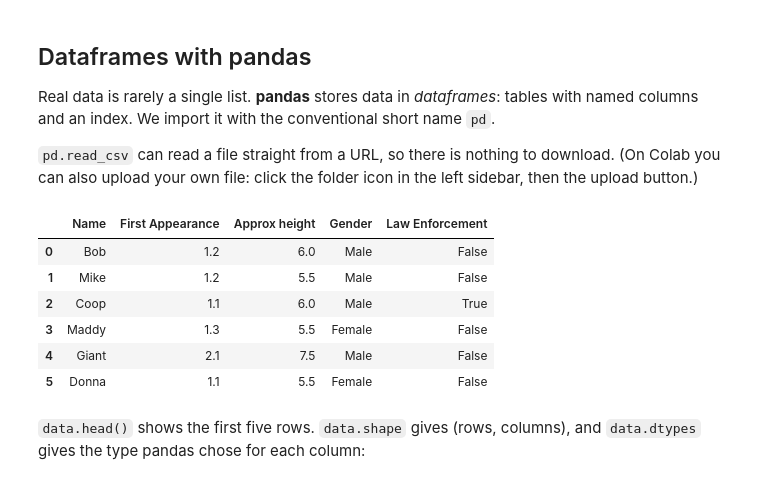
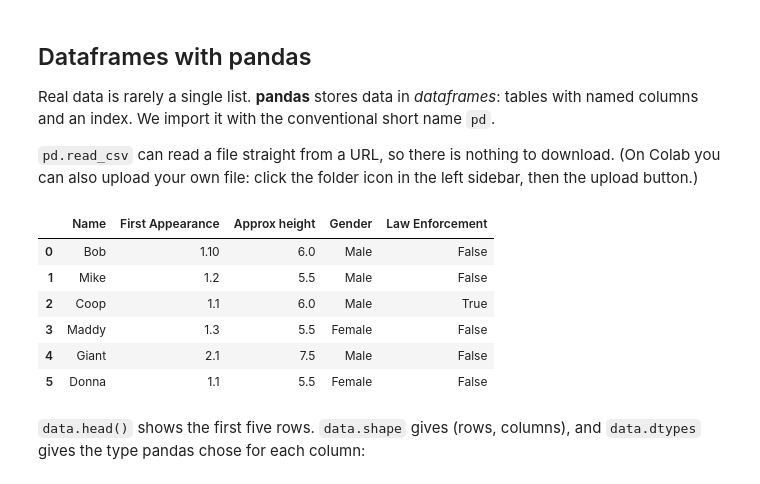
Before and after one commit to RouyiG/QM2, a Jupyter notebook: notebooks/W01. Python Recap.ipynb, the cells around one changed output. Cells and saved outputs as stored; diff of their text form; code cells hidden in the pictures.

```diff
--- a/notebooks/W01. Python Recap.ipynb
+++ b/notebooks/W01. Python Recap.ipynb
@@ -193,12 +192,13 @@ Real data is rarely a single list. **pandas** stores data in *dataframes*: table
 # %%
 import pandas as pd
 import matplotlib.pyplot as plt
 
-data = pd.read_csv("https://s3.eu-west-2.amazonaws.com/qm2/wk1/data.csv")
+data = pd.read_csv("https://s3.eu-west-2.amazonaws.com/qm2/wk1/data.csv", dtype = {"First Appearance": str})
+data.loc[0,"First Appearance"] = "1.10"
 data
 # %% [output]
 |  | Name | First Appearance | Approx height | Gender | Law Enforcement |
-| 0 | Bob | 1.2 | 6.0 | Male | False |
+| 0 | Bob | 1.10 | 6.0 | Male | False |
 | 1 | Mike | 1.2 | 5.5 | Male | False |
 | 2 | Coop | 1.1 | 6.0 | Male | True |
 | 3 | Maddy | 1.3 | 5.5 | Female | False |
```
Also changed, not shown: parts of 5 cells of this notebook.
